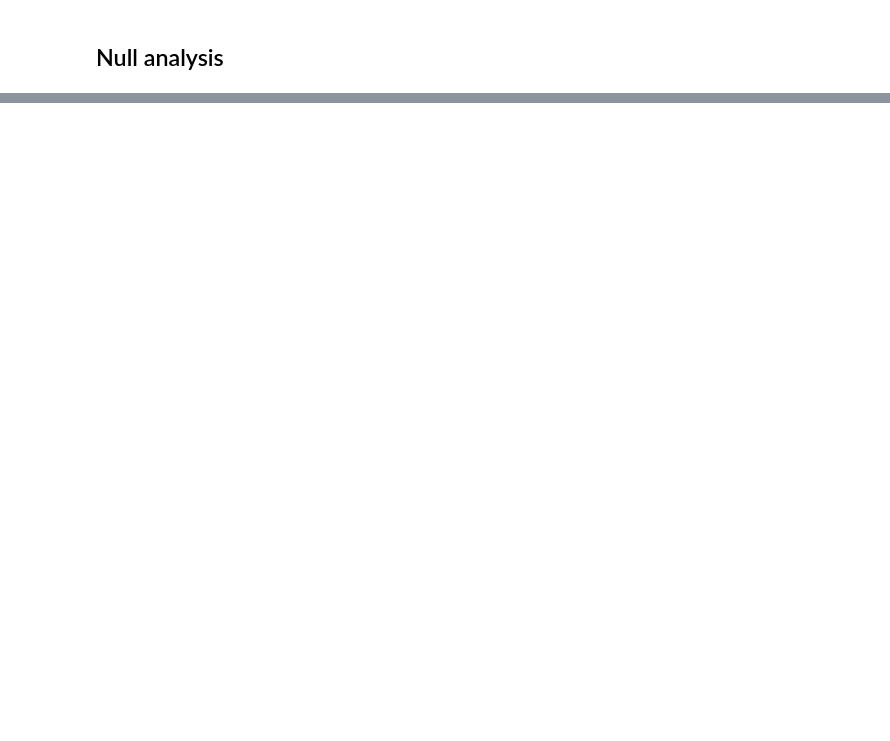
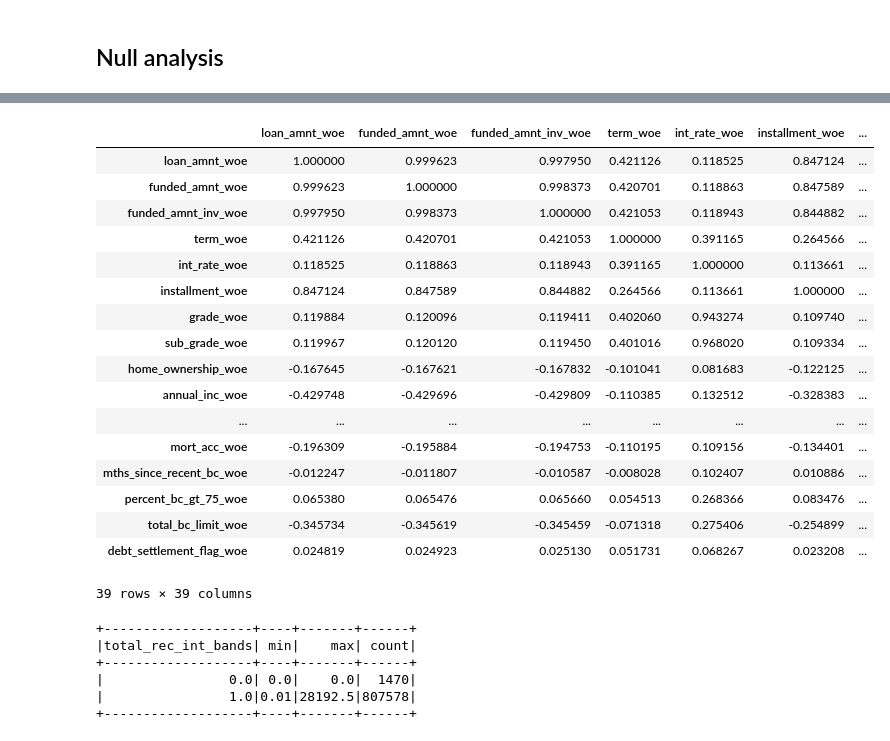
Before and after one commit to neon-belfante/lending-club-analysis, a Jupyter notebook: src/00.data_analysis.ipynb, the cells around one changed output, grey strips where cells are left out. Cells and saved outputs as stored; diff of their text form; code cells hidden in the pictures; blank space fills up the shorter version.

Commit message:
Add binSelector

```diff
--- a/src/00.data_analysis.ipynb
+++ b/src/00.data_analysis.ipynb
@@ -185,7 +185,7 @@ def withDefaultRateGrouped(df: DataFrame, group_col: str):
                     .fit(result)\
                     .transform(result)\
                     .withColumn(group_col,
-                                concat(col(f'{group_col}_bands'),
+                                concat(char(col(f'{group_col}_bands') + 97),
                                        lit(". "),
                                        min(col(group_col)).over(w1),
                                        lit("-"),
@@ -211,9 +211,11 @@ def withDefaultRateGroupedMultipleColumns(df: DataFrame, group_cols: list):
     return result
 
 
-data_chart = data\
+data_target_filtered = data\
 .transform(withTarget)\
-.transform(filterValidTargetValues)\
+.transform(filterValidTargetValues)
+
+data_chart = data_target_filtered\
 .transform(withDefaultRateGroupedMultipleColumns,
            ["grade",
             "sub_grade",
@@ -323,6 +301,18 @@ excluded_cols
 # %%
-data_nulls_excluded = data\
-.select([col for col in data.columns if col not in excluded_cols])
+def filterOutNullFeatures(df: DataFrame, threshold: float):
+    columns_selected = df\
+        .select(
+            [(count(when(F.col(c).isNull(), c)) / count(lit(1))).alias(c) for c in df.columns]
+        )\
+        .melt(ids=[], values=[col_i for col_i in df.columns], valueColumnName='values', variableColumnName='variable')\
+        .where(col("values")<=threshold)\
+        .select(collect_list("variable"))\
+        .first()[0]
+    result = df.select(columns_selected)
+    return result
+
+data_nulls_excluded = data_target_filtered\
+.transform(filterOutNullFeatures, 0.05)
 
 string_select = []
 for col in data_nulls_excluded.columns:
@@ -333,7 +323,7 @@ data_nulls_excluded\
 .melt(ids=[], values=[col for col in data_nulls_excluded.columns], variableColumnName="variable", valueColumnName="value")\
 .drop_duplicates()\
 .groupBy("variable")\
-.agg(count(col("value")).alias("n_values"))\
+.agg(count("value").alias("n_values"))\
 .orderBy("n_values")\
 .show()
 # %% [output]
@@ -361,0 +424,3 @@ data_selected = data\
+# %%
+train_df = spark.read.parquet(f"{output_path}raw_train.parquet")
+test_df = spark.read.parquet(f"{output_path}raw_test.parquet")
@@ -597,0 +1241,44 @@ class binnerSelector:
+# %%
+binner.corr
+# %% [output]
+|  | loan_amnt_woe | funded_amnt_woe | funded_amnt_inv_woe | term_woe | int_rate_woe | installment_woe | ... |
+| loan_amnt_woe | 1.000000 | 0.999623 | 0.997950 | 0.421126 | 0.118525 | 0.847124 | ... |
+| funded_amnt_woe | 0.999623 | 1.000000 | 0.998373 | 0.420701 | 0.118863 | 0.847589 | ... |
+| funded_amnt_inv_woe | 0.997950 | 0.998373 | 1.000000 | 0.421053 | 0.118943 | 0.844882 | ... |
+| term_woe | 0.421126 | 0.420701 | 0.421053 | 1.000000 | 0.391165 | 0.264566 | ... |
+| int_rate_woe | 0.118525 | 0.118863 | 0.118943 | 0.391165 | 1.000000 | 0.113661 | ... |
+| installment_woe | 0.847124 | 0.847589 | 0.844882 | 0.264566 | 0.113661 | 1.000000 | ... |
+| grade_woe | 0.119884 | 0.120096 | 0.119411 | 0.402060 | 0.943274 | 0.109740 | ... |
+| sub_grade_woe | 0.119967 | 0.120120 | 0.119450 | 0.401016 | 0.968020 | 0.109334 | ... |
+| home_ownership_woe | -0.167645 | -0.167621 | -0.167832 | -0.101041 | 0.081683 | -0.122125 | ... |
+| annual_inc_woe | -0.429748 | -0.429696 | -0.429809 | -0.110385 | 0.132512 | -0.328383 | ... |
+| ... | ... | ... | ... | ... | ... | ... | ... |
+| mort_acc_woe | -0.196309 | -0.195884 | -0.194753 | -0.110195 | 0.109156 | -0.134401 | ... |
+| mths_since_recent_bc_woe | -0.012247 | -0.011807 | -0.010587 | -0.008028 | 0.102407 | 0.010886 | ... |
+| percent_bc_gt_75_woe | 0.065380 | 0.065476 | 0.065660 | 0.054513 | 0.268366 | 0.083476 | ... |
+| total_bc_limit_woe | -0.345734 | -0.345619 | -0.345459 | -0.071318 | 0.275406 | -0.254899 | ... |
+| debt_settlement_flag_woe | 0.024819 | 0.024923 | 0.025130 | 0.051731 | 0.068267 | 0.023208 | ... |
+39 rows × 39 columns
+# %%
+from pyspark.ml.feature import Bucketizer
+
+bands = binner.results_per_column['total_rec_int']['best'].univariate_thresholds
+bands = [i + 0.000000001 for i in bands]
+bkt = Bucketizer(inputCol="total_rec_int",
+                 outputCol="total_rec_int_bands",
+                 splits=bands)
+
+bkt.transform(train_df)\
+.groupBy("total_rec_int_bands")\
+.agg(min(F.col("total_rec_int")).alias("min"),
+     max(F.col("total_rec_int")).alias("max"),
+     count(F.col("total_rec_int")).alias("count"))\
+.orderBy("total_rec_int_bands")\
+.show()
+# %% [output]
++-------------------+----+-------+------+
+|total_rec_int_bands| min|    max| count|
++-------------------+----+-------+------+
+|                0.0| 0.0|    0.0|  1470|
+|                1.0|0.01|28192.5|807578|
++-------------------+----+-------+------+
```
Also changed, not shown: parts of 38 cells of this notebook, 3 other files.
